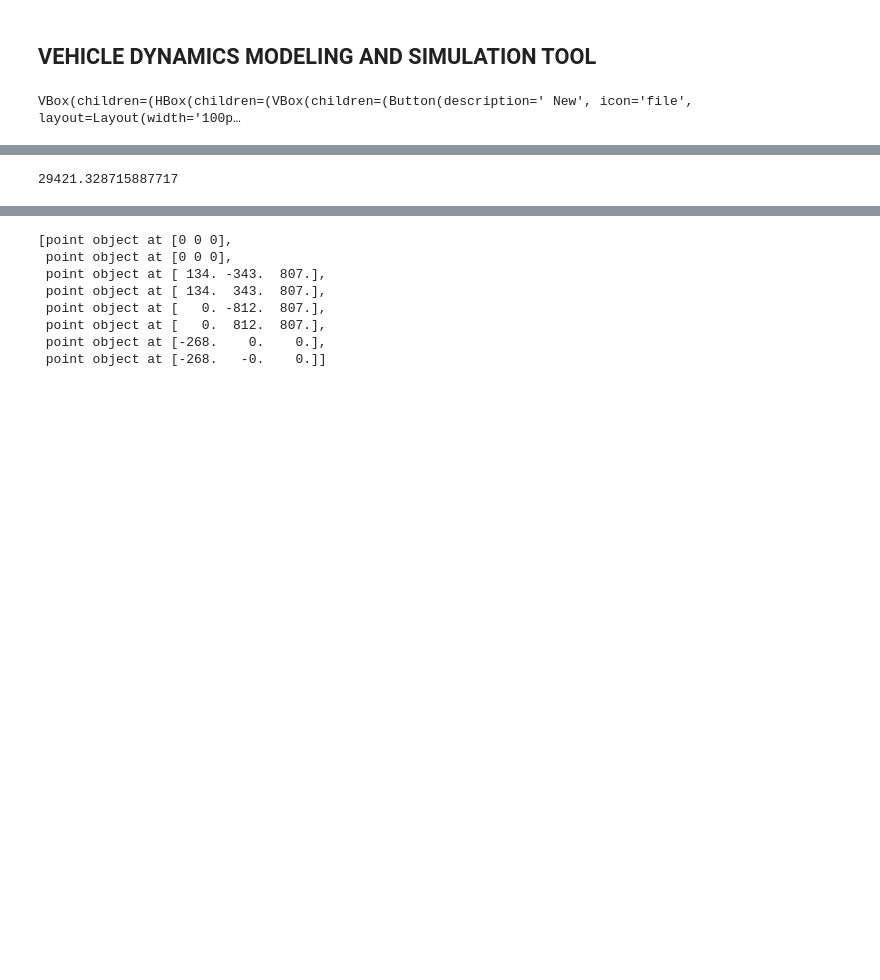
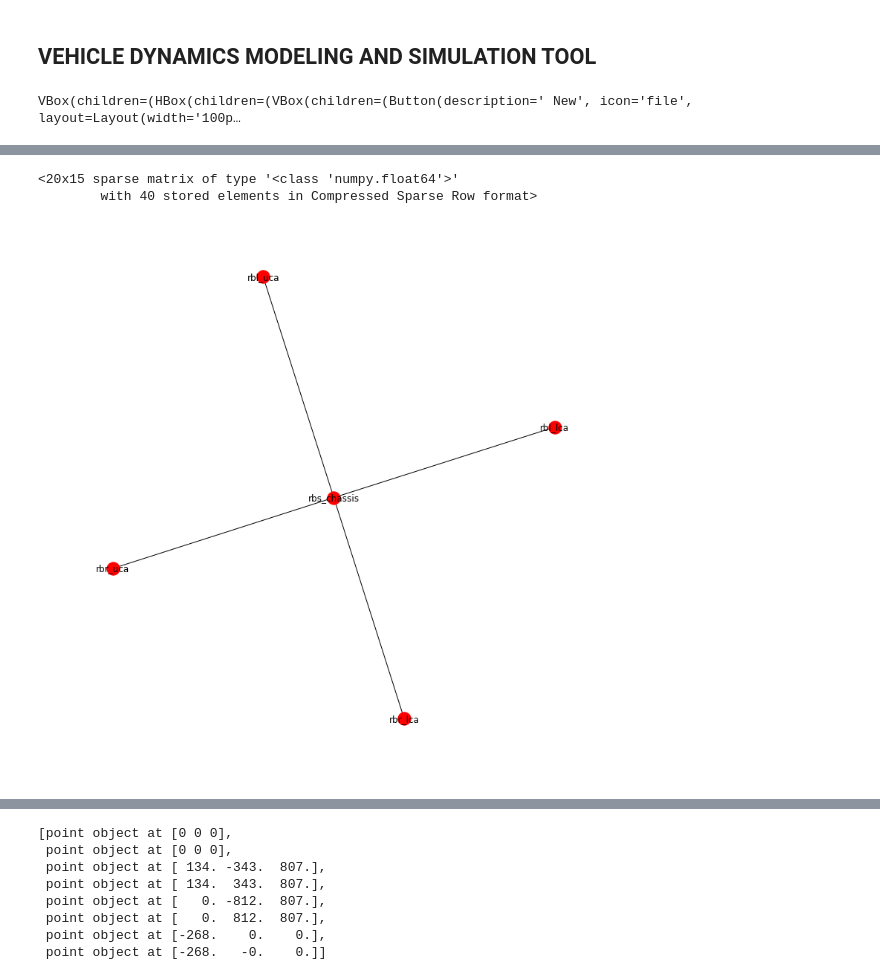
Before and after one commit to khaledghobashy/asurt_cdt, a Jupyter notebook: gui_v6.ipynb, the cells around one changed output, grey strips where cells are left out. Saved outputs shown, nothing was run; the diff lists cells and outputs as text; code cells hidden in the pictures; blank space fills up the shorter version.

```diff
--- a/gui_v6.ipynb
+++ b/gui_v6.ipynb
@@ -29,7 +29,3 @@ VBox(children=(HBox(children=(VBox(children=(Button(description=' New', icon='fi
 m.show_data_flow()
 # %% [output]
 [interactive output not drawn]
-# %%
-m.data_graph.node['rbr_uca']['obj'].mass
-# %% [output]
-29421.328715887717
@@ -35,0 +34,18 @@ m.data_graph.node['rbr_uca']['obj'].mass
+# %%
+for n in m.data_graph.nodes:
+    try:
+        if m.data_graph.node[n]['typ']=='joint':
+            j=m.data_graph.node[n]['obj']
+            m.topology.add_edge(j.i_body,j.j_body,joint=j)
+    except KeyError:
+        pass
+# %% [output]
+<20x15 sparse matrix of type '<class 'numpy.float64'>'
+        with 40 stored elements in Compressed Sparse Row format>
+# %%
+plt.figure(figsize=(10,10))
+layout=nx.spring_layout(m.topology)
+nx.draw(m.topology,pos=layout,with_labels=True)
+plt.show()
+# %% [output]
+[figure, added]
```
Also changed, not shown: parts of 4 cells of this notebook, 6 other files.
